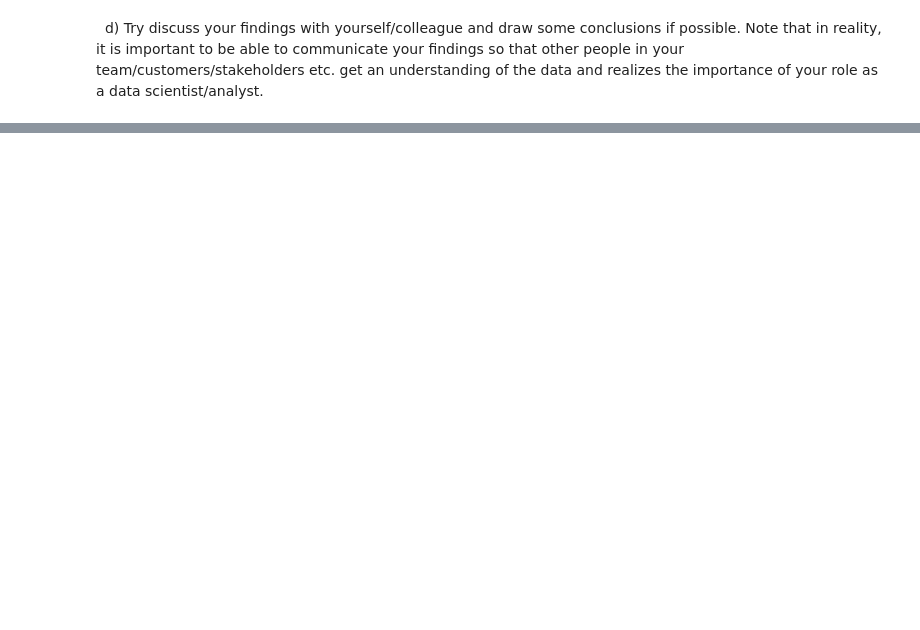
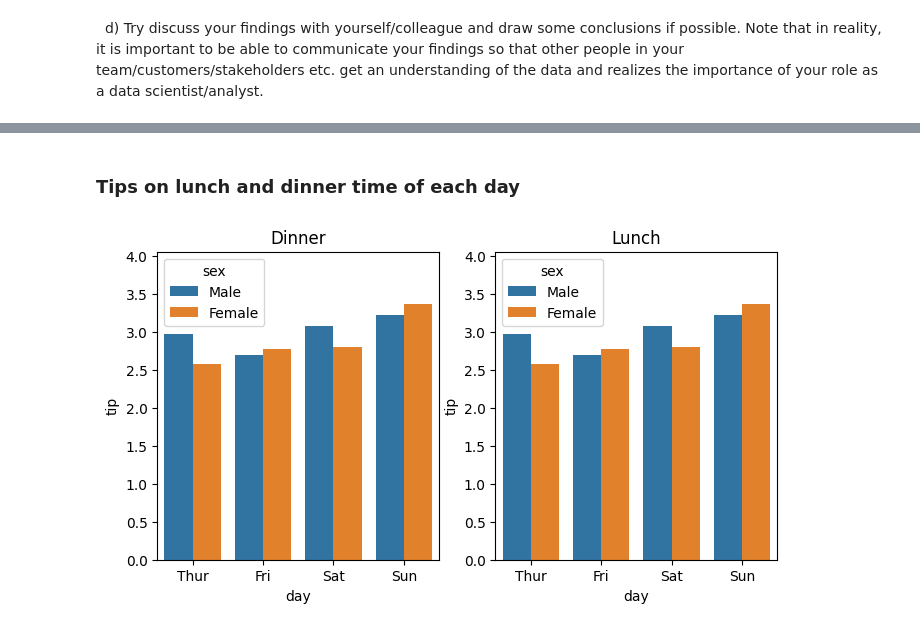
Before and after one commit to VineelaNedunuri/Machine-learning, a Jupyter notebook: Exercises/E03_overfit_regularization.ipynb, the cells around one changed output, grey strips where cells are left out. Cells and saved outputs as stored; diff of their text form; code cells hidden in the pictures; blank space fills up the shorter version.

```diff
--- a/Exercises/E03_overfit_regularization.ipynb
+++ b/Exercises/E03_overfit_regularization.ipynb
@@ -147,0 +184,10 @@ plt.show()
+# %% [markdown]
+### Tips on lunch and dinner time of each day
+# %%
+fig= plt.figure(dpi=100,figsize=(8, 4))
+for i, time in enumerate(df['time'].unique()):
+    ax=plt.subplot(1,2,i+1)
+    sns.barplot(data =df, x='day', y='tip',hue='sex',errwidth=0)
+    ax.set_title(time)
+# %% [output]
+[figure, added]
```
Also changed, not shown: parts of 12 cells of this notebook.
